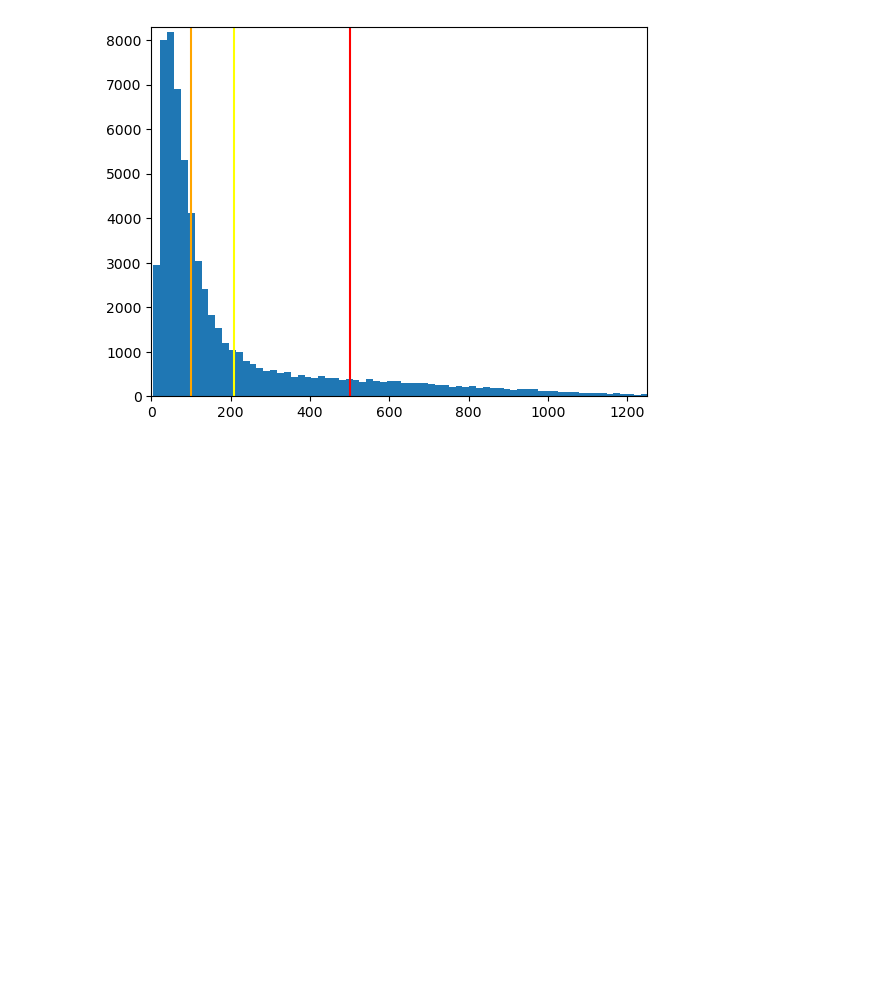
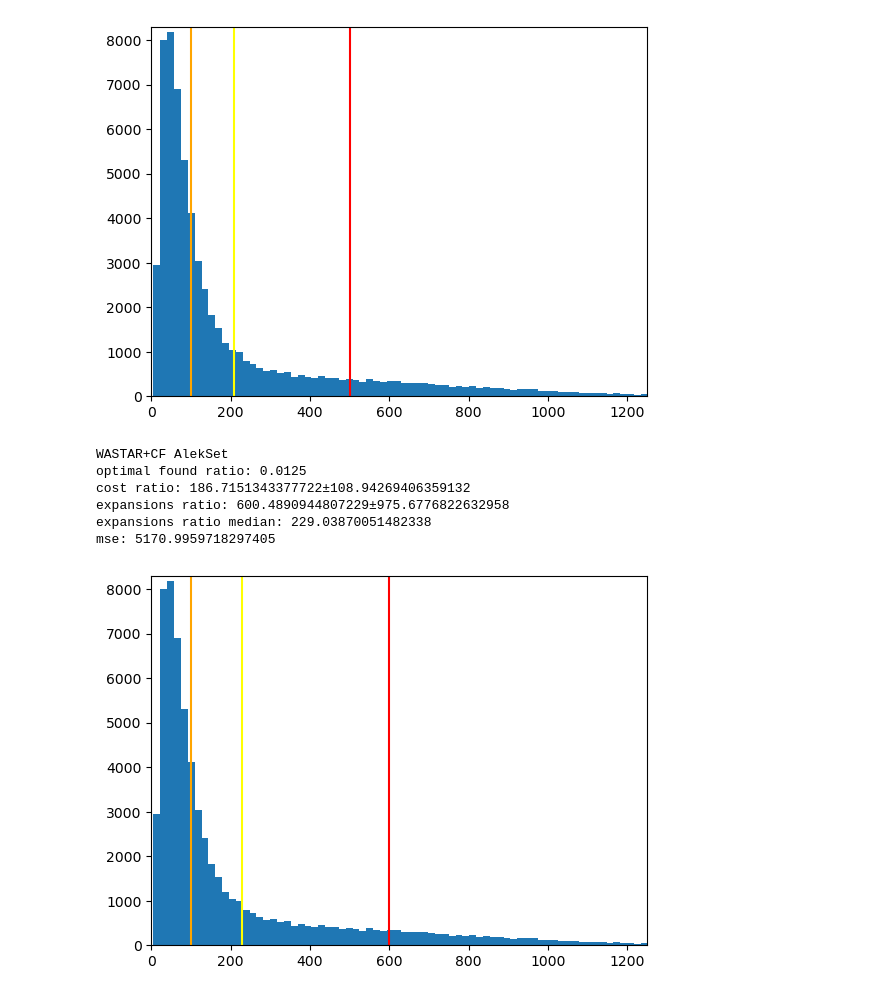
Before and after one commit to DrozdovDan/HS_HW_TransPath, a Jupyter notebook: Comparing.ipynb, the cells around one changed output. Saved outputs shown, nothing was run; the diff lists cells and outputs as text; code cells hidden in the pictures; blank space fills up the shorter version.

```diff
--- a/Comparing.ipynb
+++ b/Comparing.ipynb
@@ -106,8 +106,8 @@ mse: 0.4328657727319268
 [figure]
 # %%
 hl_metrics_AlekSet = pd.read_csv('./AlekSet_astar_hl_data.csv')
-cf_metrics = pd.read_csv('./vanilla_wastar_cf_data.csv')
-f_metrics = pd.read_csv('./vanilla_fs_ppm_data.csv')
+cf_metrics_AlekSet = pd.read_csv('./AlekSet_wastar_cf_data.csv')
+f_metrics_AlekSet = pd.read_csv('./AlekSet_fs_ppm_data.csv')
 # %%
 optimal_found_ratio = (abs(hl_metrics_AlekSet['path_length'] - baseline['path_length']) < epsilon).mean() * 100
 cost_ratio = (hl_metrics_AlekSet['path_length'] / baseline['path_length']).mean() * 100
@@ -140,3 +140,35 @@ expansions ratio: 501.62304848160437±784.367323610187
 expansions ratio median: 208.71460454735669
 mse: 3054.226097340893
 [figure]
+# %%
+optimal_found_ratio = (abs(cf_metrics_AlekSet['path_length'] - baseline['path_length']) < epsilon).mean() * 100
+cost_ratio = (cf_metrics_AlekSet['path_length'] / baseline['path_length']).mean() * 100
+cost_ratio_std = (cf_metrics_AlekSet['path_length'] / baseline['path_length']).std() * 100
+expansions_ratio = (cf_metrics_AlekSet['expanded_nodes_num'] / baseline['expanded_nodes_num']).mean() * 100
+expansions_ratio_std = (cf_metrics_AlekSet['expanded_nodes_num'] / baseline['expanded_nodes_num']).std() * 100
+expansions_ratio_median = (cf_metrics_AlekSet['expanded_nodes_num'] / baseline['expanded_nodes_num']).median() * 100
+mse = ((cf_metrics_AlekSet['path_length'] - baseline['path_length']) ** 2).mean()
+# %%
+print('WASTAR+CF AlekSet')
+print(f'optimal found ratio: {optimal_found_ratio}')
+print(f'cost ratio: {cost_ratio}' + u"\u00B1" + str(cost_ratio_std))
+print(f'expansions ratio: {expansions_ratio}' + u"\u00B1" + str(expansions_ratio_std))
+print(f'expansions ratio median: {expansions_ratio_median}')
+print(f'mse: {mse}')
+ylim = 8300
+xlim = 1250
+plt.hist(hl_metrics['expanded_nodes_num'] / baseline['expanded_nodes_num'] * 100, bins=100)
+plt.plot([100, 100], [0, ylim], c='orange')
+plt.plot([expansions_ratio, expansions_ratio], [0, ylim], c='red')
+plt.plot([expansions_ratio_median, expansions_ratio_median], [0, ylim], c='yellow')
+plt.xlim(0, xlim)
+plt.ylim(0, ylim)
+plt.show()
+# %% [output]
+WASTAR+CF AlekSet
+optimal found ratio: 0.0125
+cost ratio: 186.7151343377722±108.94269406359132
+expansions ratio: 600.4890944807229±975.6776822632958
+expansions ratio median: 229.03870051482338
+mse: 5170.9959718297405
+[figure, added]
```
Also changed, not shown: parts of 2 cells of this notebook, 10 other files.
